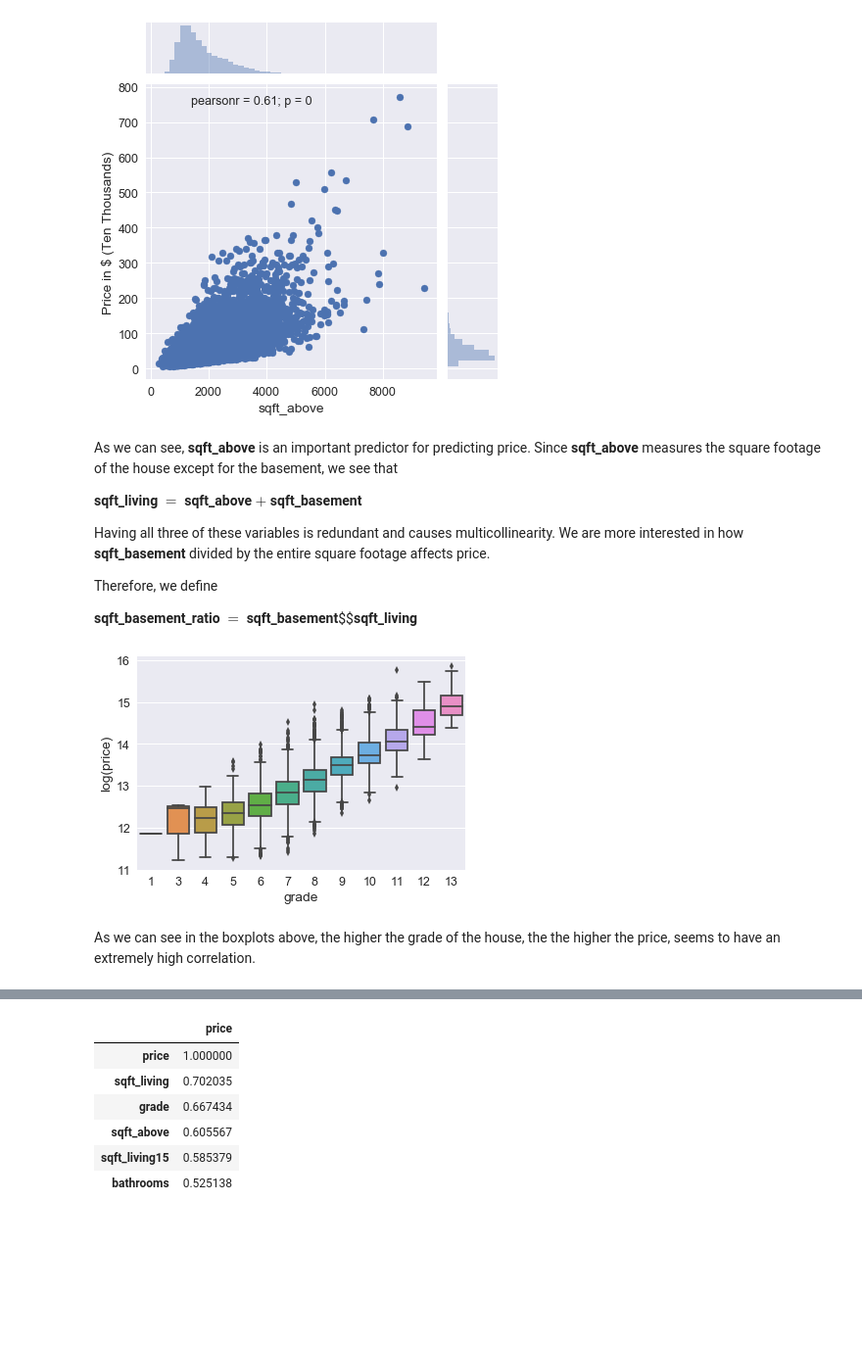
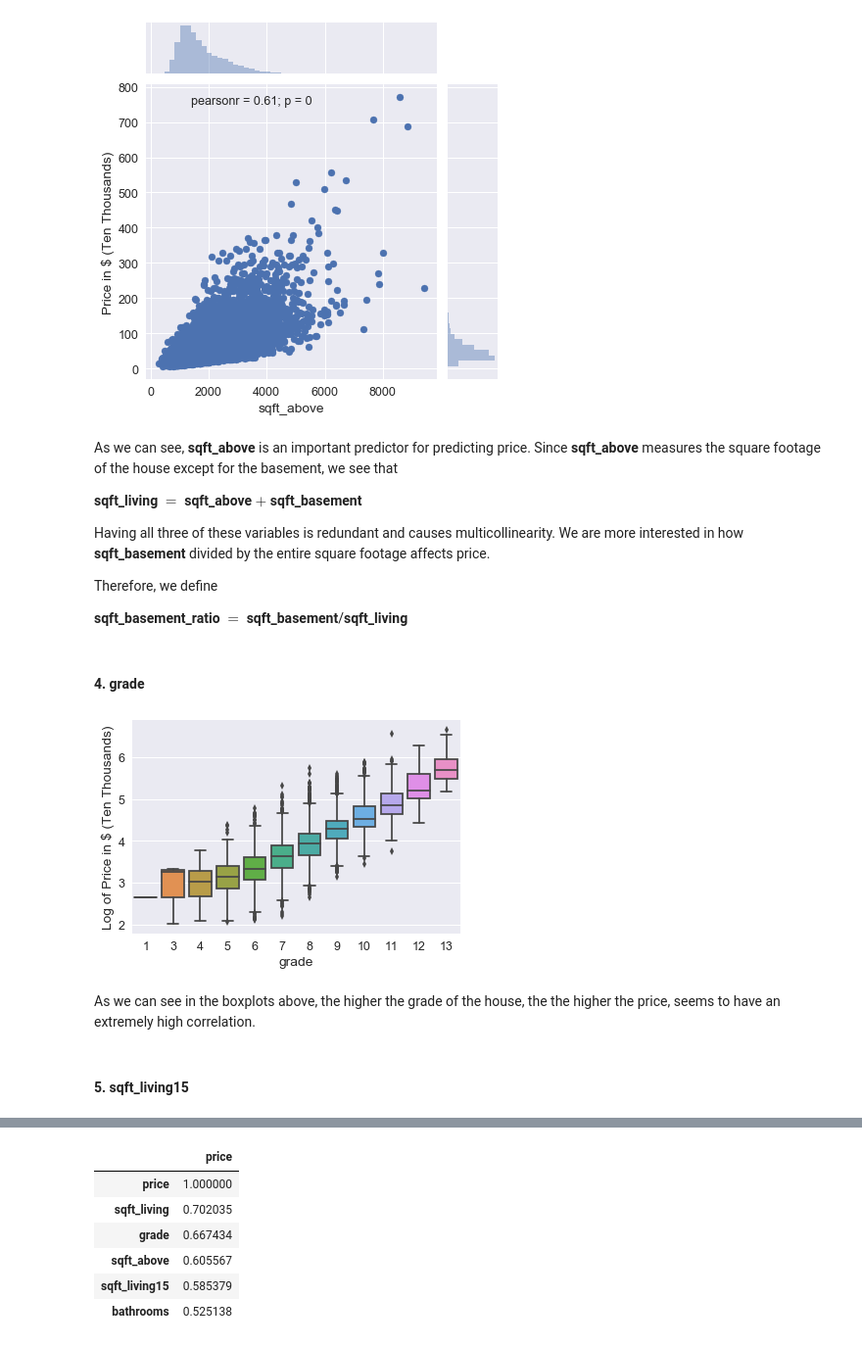
Before and after one commit to larnylopez/STAT-131-Project, a Jupyter notebook: final-checkpoint.ipynb, the cells around one changed output, grey strips where cells are left out. Shown at 98% size. Cells and saved outputs as stored; diff of their text form; code cells hidden in the pictures; blank space fills up the shorter version.

```diff
--- a/final-checkpoint.ipynb
+++ b/final-checkpoint.ipynb
@@ -310,20 +310,22 @@ __sqft_basement__ divided by the entire square footage affects price.
 
 Therefore, we define
 
-__sqft_basement_ratio__ $=$ __sqft_basement__$\$__sqft_living__
+__sqft_basement_ratio__ $=$ __sqft_basement__/__sqft_living__
 # %%
 df['sqft_basement'] = df['sqft_basement'] / df['sqft_living']
 df = df.rename(columns = {'sqft_basement':'sqft_basement_ratio'})
 df = df.drop(columns = "sqft_above")
+# %% [markdown]
+#### 4. grade
 # %%
-# sns.boxplot(x="grade", y="price", data=df) # better the grade, the better the price, really high correlation.
-
-sns.boxplot(x="grade", y=np.log(df.price), data=df)
-plt.ylabel("log(price)")
+sns.boxplot(x="grade", y=np.log(df.price/10000), data=df)
+plt.ylabel('Log of Price in $ (Ten Thousands)')
 plt.show()
 # %% [output]
-[figure, old version]
+[figure, new version]
 # %% [markdown]
 
 As we can see in the boxplots above, the higher the grade of the house, the the higher the price, seems to have an extremely high correlation.
+# %% [markdown]
+#### 5. sqft_living15
 # %%
```
Also changed, not shown: parts of 17 cells of this notebook.
